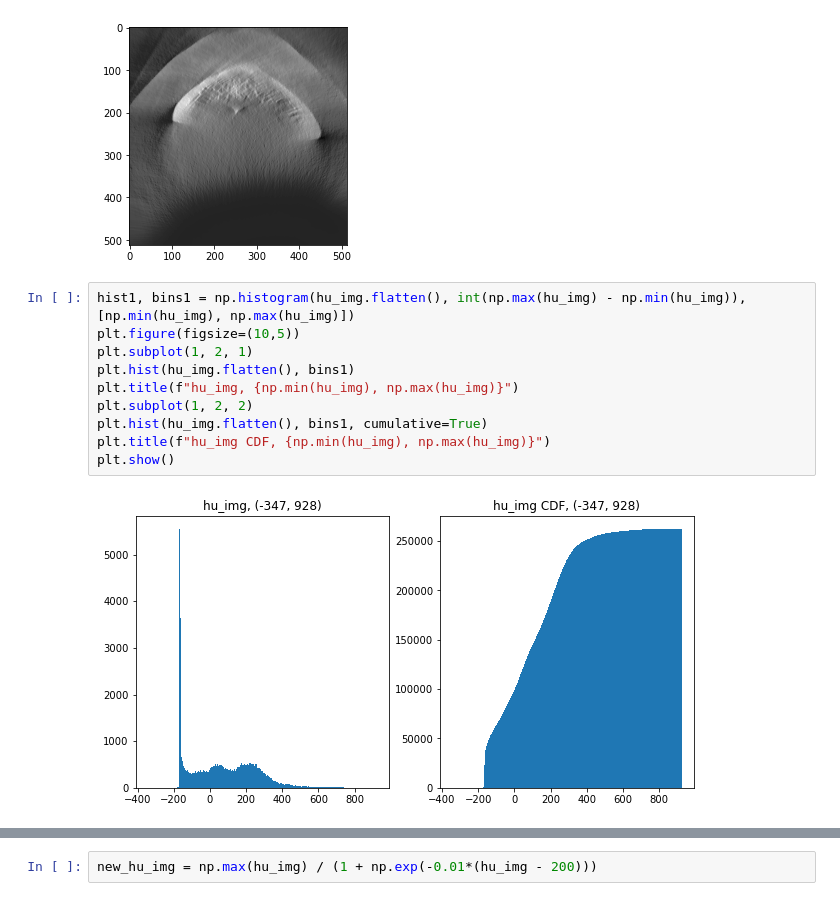
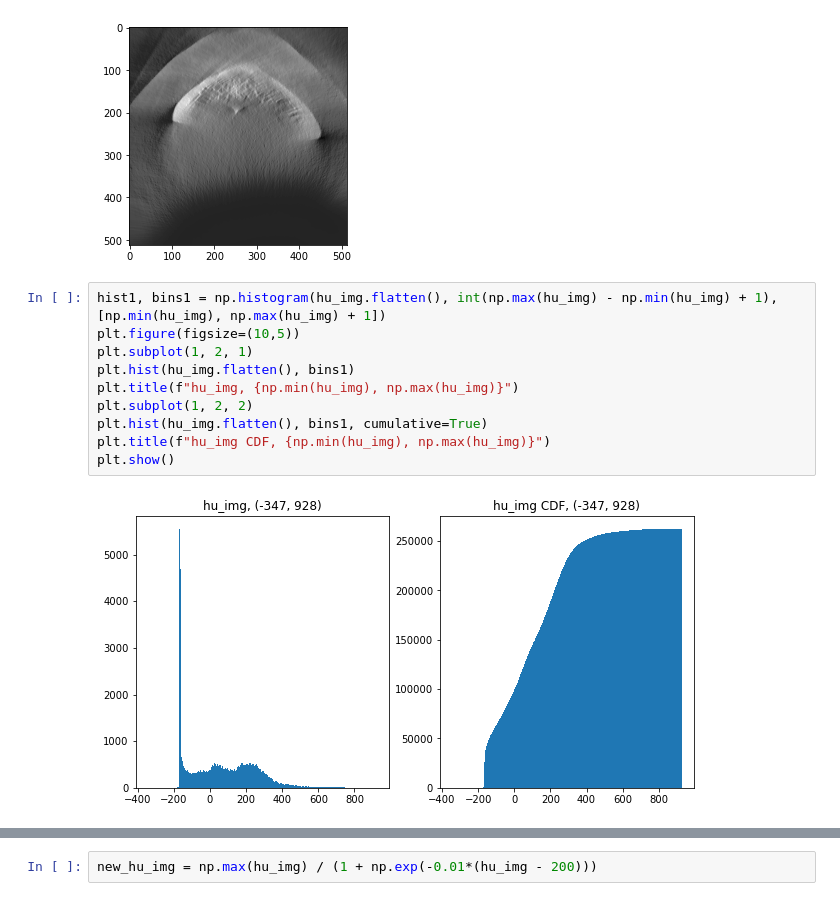
Before and after one commit to Jihwan98/2022-1, a Jupyter notebook: G-Follow/dicom_hist_3.ipynb, the cells around one changed output, grey strips where cells are left out. Saved outputs shown, nothing was run; the diff lists cells and outputs as text.

```diff
--- a/G-Follow/dicom_hist_3.ipynb
+++ b/G-Follow/dicom_hist_3.ipynb
@@ -68,17 +68,17 @@ plt.imshow(hu_img, cmap='gray')
 <matplotlib.image.AxesImage at 0x...>
 [figure]
 # %%
-hist1, bins1 = np.histogram(hu_img.flatten(), int(np.max(hu_img) - np.min(hu_img)), [np.min(hu_img), np.max(hu_img)])
+hist1, bins1 = np.histogram(hu_img.flatten(), int(np.max(hu_img) - np.min(hu_img) + 1), [np.min(hu_img), np.max(hu_img) + 1])
 plt.figure(figsize=(10,5))
 plt.subplot(1, 2, 1)
 plt.hist(hu_img.flatten(), bins1)
 plt.title(f"hu_img, {np.min(hu_img), np.max(hu_img)}")
 plt.subplot(1, 2, 2)
 plt.hist(hu_img.flatten(), bins1, cumulative=True)
 plt.title(f"hu_img CDF, {np.min(hu_img), np.max(hu_img)}")
 plt.show()
 # %% [output]
-[figure, old version]
+[figure, new version]
 # %%
 dicom_file.change_window(300, 1000)
 plt.imshow(dicom_file.img, cmap="gray")
```
Also changed, not shown: parts of 3 cells of this notebook, 4 other files.
